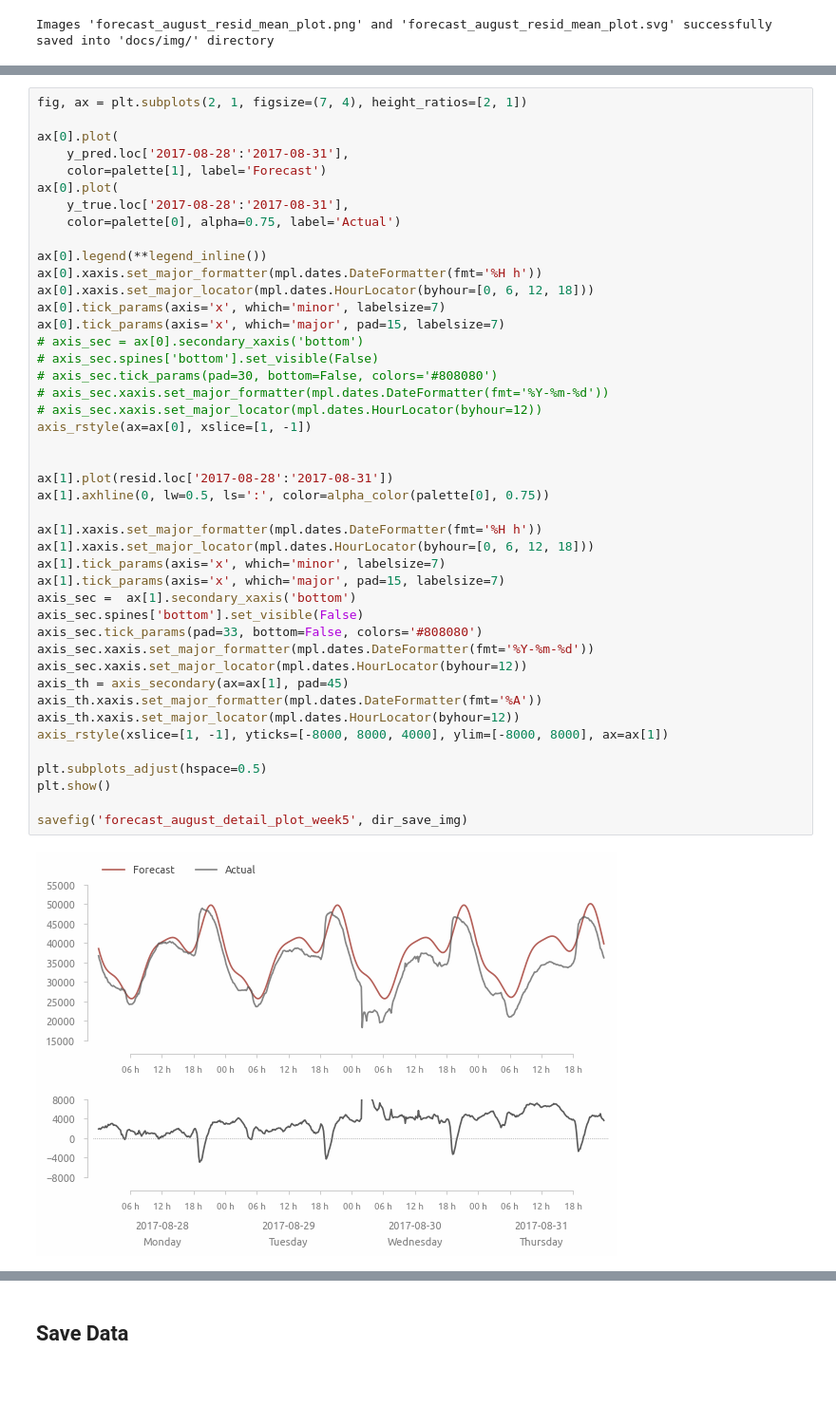
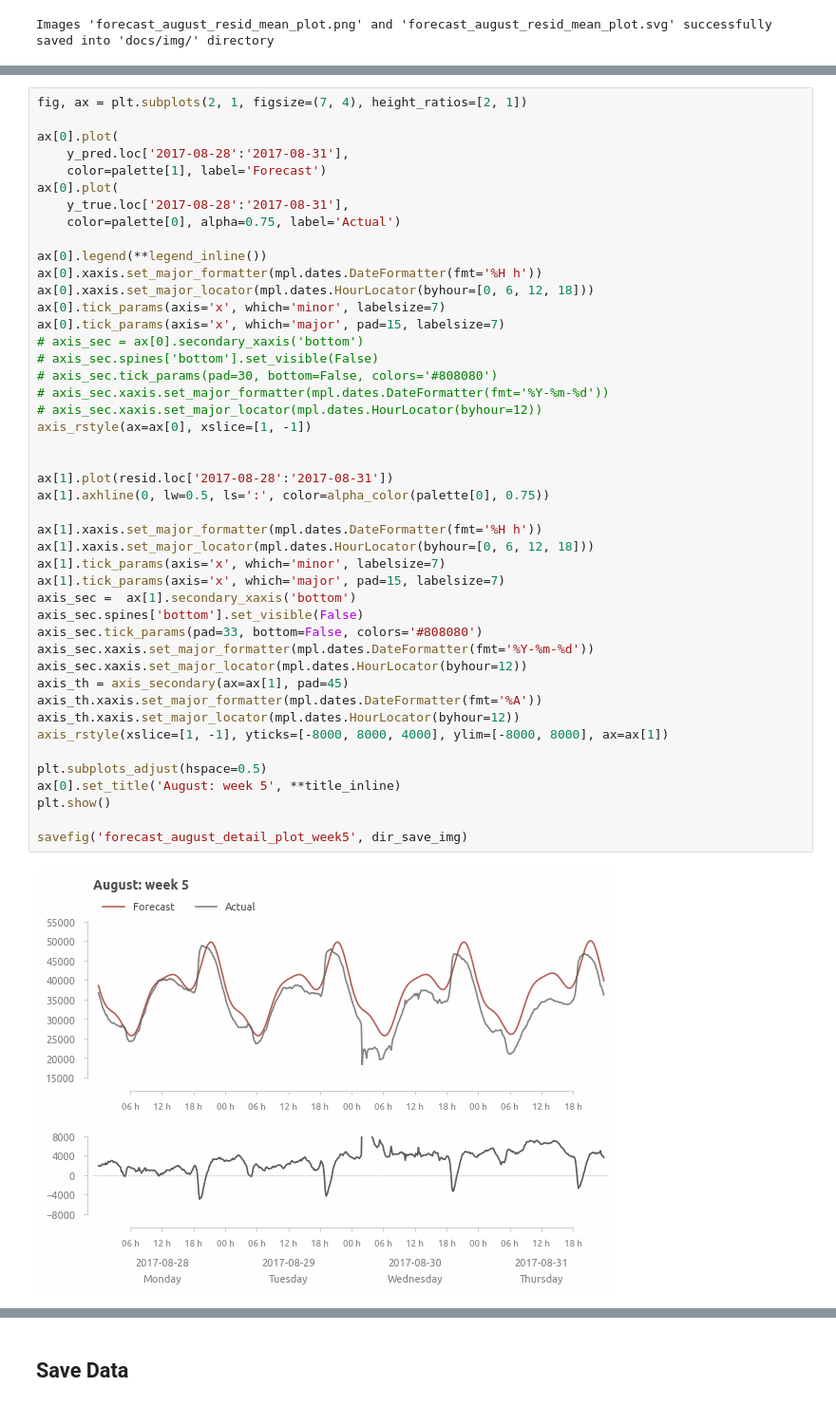
Before and after one commit to a-chasovsky/electric-power-consumption, a Jupyter notebook: 03-base-model.ipynb, the cells around one changed output, grey strips where cells are left out. Shown at 95% size. Drawn from its saved outputs; the diff is of its cells as text; blank space fills up the shorter version.

```diff
--- a/03-base-model.ipynb
+++ b/03-base-model.ipynb
@@ -1833,34 +1836,35 @@ ax[0].tick_params(axis='x', which='major', pad=15, labelsize=7)
 # axis_sec = ax[0].secondary_xaxis('bottom')
 # axis_sec.spines['bottom'].set_visible(False)
 # axis_sec.tick_params(pad=30, bottom=False, colors='#808080')
 # axis_sec.xaxis.set_major_formatter(mpl.dates.DateFormatter(fmt='%Y-%m-%d'))
 # axis_sec.xaxis.set_major_locator(mpl.dates.HourLocator(byhour=12))
 axis_rstyle(ax=ax[0], xslice=[1, -1])
 
 
 ax[1].plot(resid.loc['2017-08-28':'2017-08-31'])
 ax[1].axhline(0, lw=0.5, ls=':', color=alpha_color(palette[0], 0.75))
 
 ax[1].xaxis.set_major_formatter(mpl.dates.DateFormatter(fmt='%H h'))
 ax[1].xaxis.set_major_locator(mpl.dates.HourLocator(byhour=[0, 6, 12, 18]))
 ax[1].tick_params(axis='x', which='minor', labelsize=7)
 ax[1].tick_params(axis='x', which='major', pad=15, labelsize=7)
 axis_sec =  ax[1].secondary_xaxis('bottom')
 axis_sec.spines['bottom'].set_visible(False)
 axis_sec.tick_params(pad=33, bottom=False, colors='#808080')
 axis_sec.xaxis.set_major_formatter(mpl.dates.DateFormatter(fmt='%Y-%m-%d'))
 axis_sec.xaxis.set_major_locator(mpl.dates.HourLocator(byhour=12))
 axis_th = axis_secondary(ax=ax[1], pad=45)
 axis_th.xaxis.set_major_formatter(mpl.dates.DateFormatter(fmt='%A'))
 axis_th.xaxis.set_major_locator(mpl.dates.HourLocator(byhour=12))
 axis_rstyle(xslice=[1, -1], yticks=[-8000, 8000, 4000], ylim=[-8000, 8000], ax=ax[1])
 
 plt.subplots_adjust(hspace=0.5)
+ax[0].set_title('August: week 5', **title_inline)
 plt.show()
 
 savefig('forecast_august_detail_plot_week5', dir_save_img)
 # %% [output]
-[figure, old version]
+[figure, new version]
 Images 'forecast_august_detail_plot_week5.png' and 'forecast_august_detail_plot_week5.svg' successfully saved into 'docs/img/' directory
 # %% [markdown]
 ## Save Data
```
Also changed, not shown: parts of 4 cells of this notebook, 10 other files.
